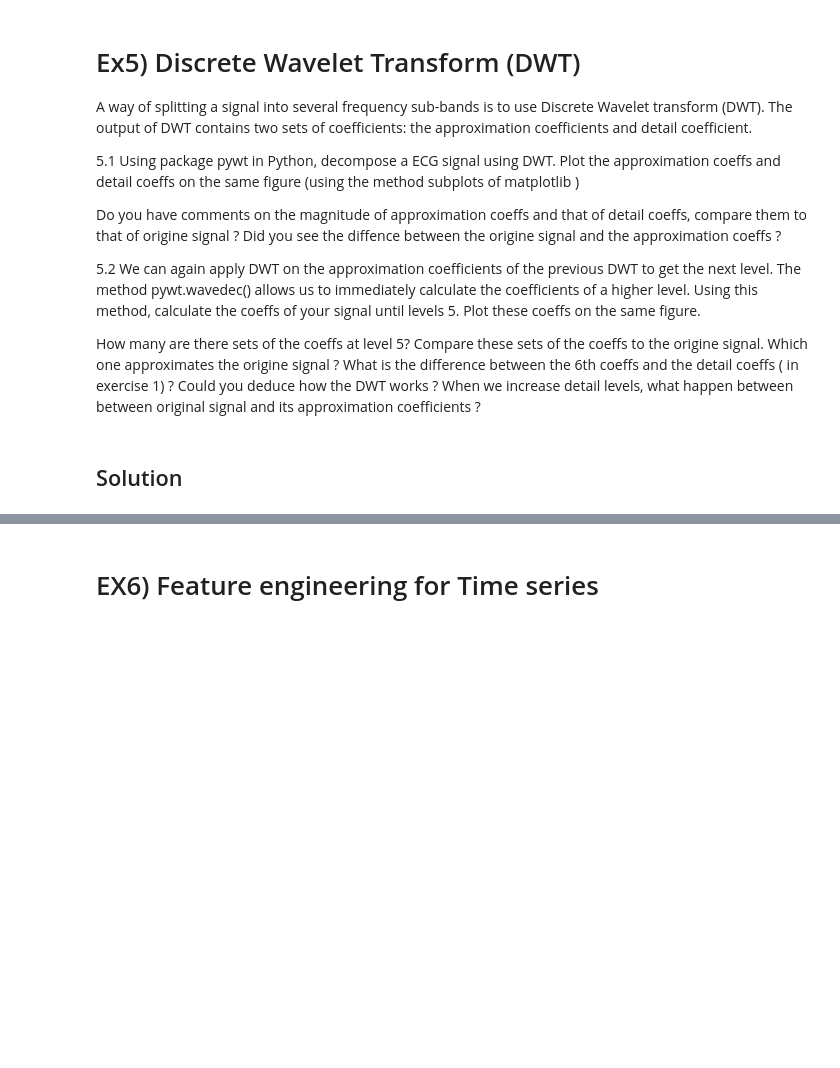
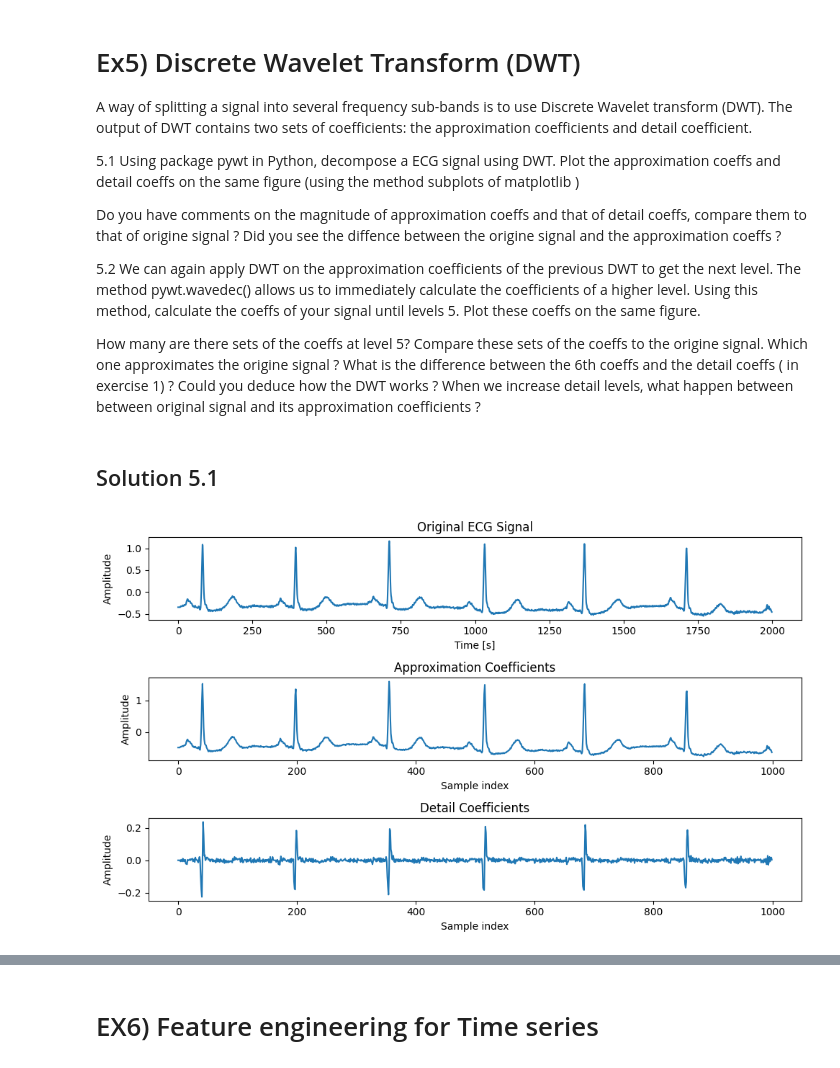
Before and after one commit to raphrb2/ML4Biomedical, a Jupyter notebook: ECG_classification_exercices.ipynb, the cells around one changed output, grey strips where cells are left out. Cells and saved outputs as stored; diff of their text form; code cells hidden in the pictures; blank space fills up the shorter version.

```diff
--- a/ECG_classification_exercices.ipynb
+++ b/ECG_classification_exercices.ipynb
@@ -272,4 +245,36 @@ Do you have comments on the magnitude of approximation coeffs and that of detail
 How many are there sets of the coeffs at level 5? Compare these sets of the coeffs to the origine signal. Which one approximates the origine signal ? What is the difference between the 6th coeffs and the detail coeffs ( in exercise 1) ?  Could you deduce how the DWT works ?
 When we increase detail levels, what happen between between original signal and its approximation coefficients ?
 # %% [markdown]
-## Solution
+## Solution 5.1
+# %%
+# use pywt library
+import pywt
+
+coeffs = pywt.dwt(signal_arr, 'haar')  # 'haar' is the wavelet type, you can use others like 'db1', 'db2', etc.
+cA, cD = coeffs  # cA = Approximation coefficients, cD = Detail coefficients
+# %%
+fig, axes = plt.subplots(3, 1, figsize=(10, 6))
+
+# original ECG signal
+axes[0].plot(signal_arr)
+axes[0].set_title('Original ECG Signal')
+axes[0].set_xlabel('Time [s]')
+axes[0].set_ylabel('Amplitude')
+
+# Approximation Coefficients
+axes[1].plot(cA)
+axes[1].set_title('Approximation Coefficients')
+axes[1].set_xlabel('Sample index')
+axes[1].set_ylabel('Amplitude')
+
+# Detail Coefficients
+axes[2].plot(cD)
+axes[2].set_title('Detail Coefficients')
+axes[2].set_xlabel('Sample index')
+axes[2].set_ylabel('Amplitude')
+
+# Show plots
+plt.tight_layout()
+plt.show()
+# %% [output]
+[figure, added]
```
Also changed, not shown: parts of 13 cells of this notebook.
